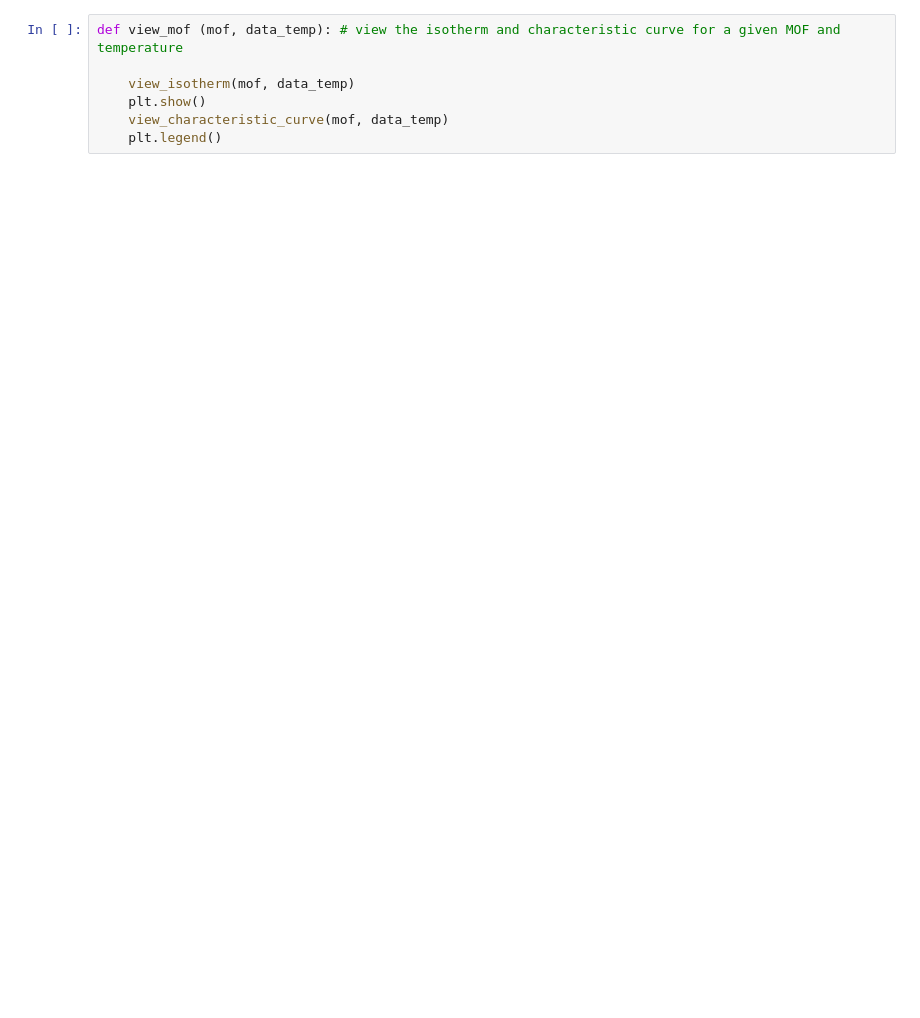
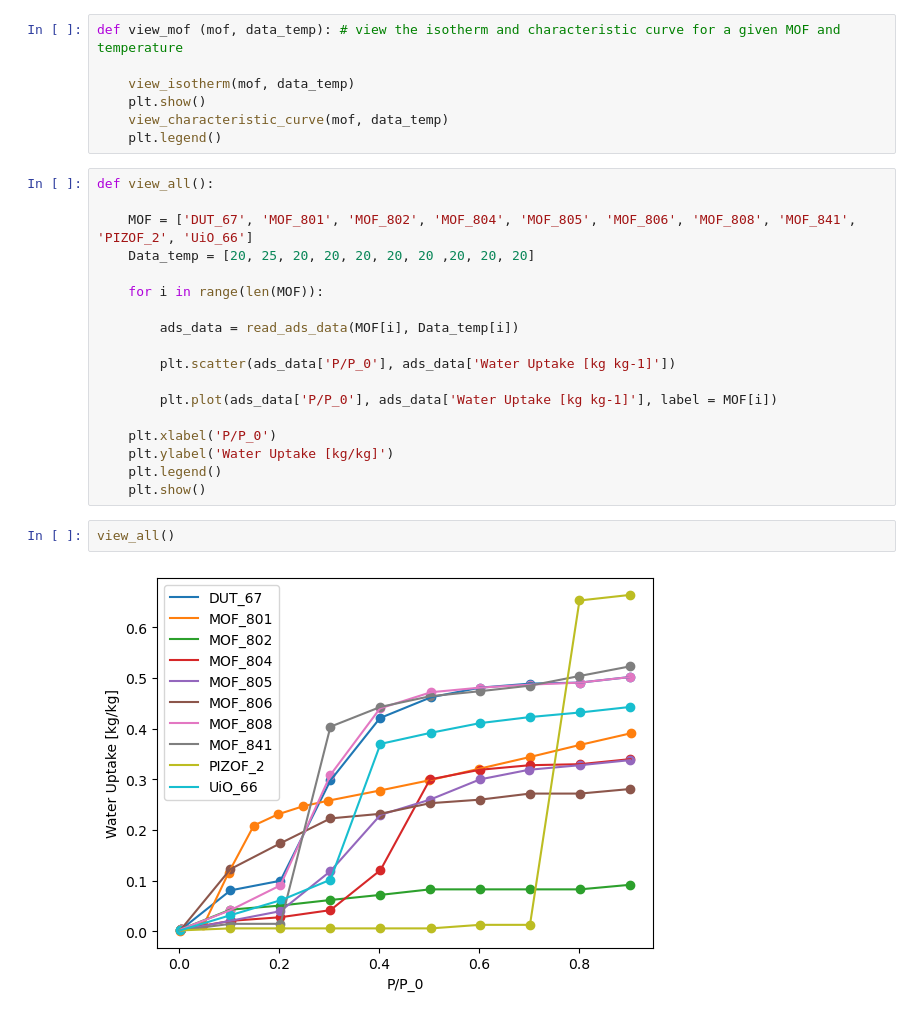
Before and after one commit to SimonEnsemble/water_harvesting, a Jupyter notebook: Polanyi_calculation_general.ipynb, the cells around one changed output. Saved outputs shown, nothing was run; the diff lists cells and outputs as text; blank space fills up the shorter version.

```diff
--- a/Polanyi_calculation_general.ipynb
+++ b/Polanyi_calculation_general.ipynb
@@ -226,3 +243,25 @@ def view_mof (mof, data_temp): # view the isotherm and characteristic curve for
     plt.show()
     view_characteristic_curve(mof, data_temp)
     plt.legend()
+# %%
+def view_all():
+
+    MOF = ['DUT_67', 'MOF_801', 'MOF_802', 'MOF_804', 'MOF_805', 'MOF_806', 'MOF_808', 'MOF_841', 'PIZOF_2', 'UiO_66']
+    Data_temp = [20, 25, 20, 20, 20, 20, 20 ,20, 20, 20]
+
+    for i in range(len(MOF)):
+
+        ads_data = read_ads_data(MOF[i], Data_temp[i])
+
+        plt.scatter(ads_data['P/P_0'], ads_data['Water Uptake [kg kg-1]'])
+
+        plt.plot(ads_data['P/P_0'], ads_data['Water Uptake [kg kg-1]'], label = MOF[i])
+
+    plt.xlabel('P/P_0')
+    plt.ylabel('Water Uptake [kg/kg]')
+    plt.legend()
+    plt.show()
+# %%
+view_all()
+# %% [output]
+[figure, added]
```
Also changed, not shown: parts of 11 cells of this notebook.
